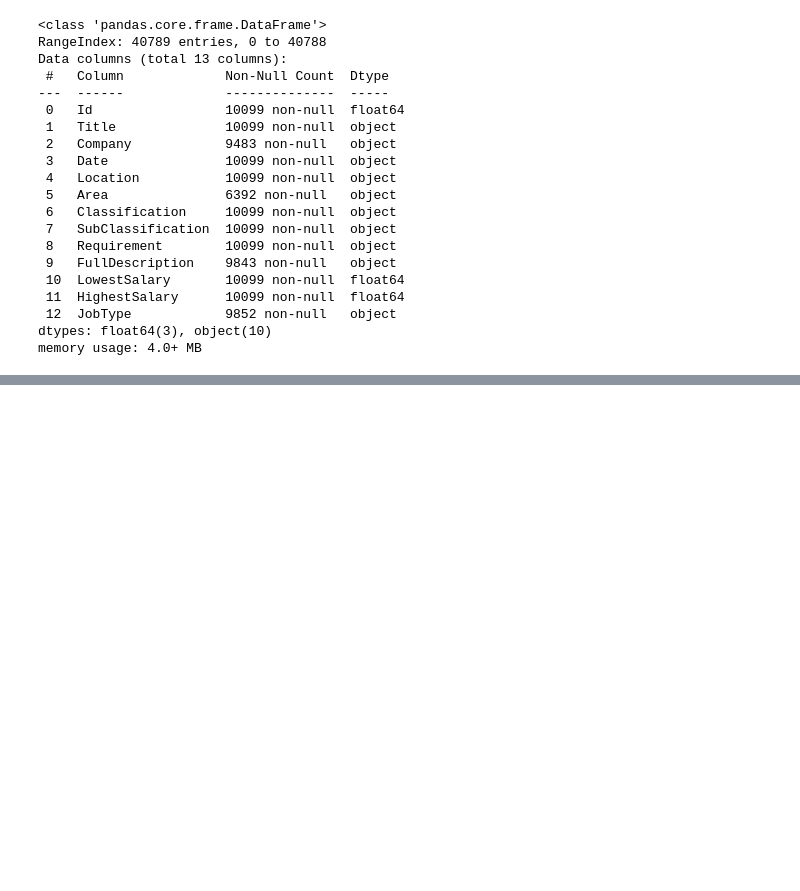
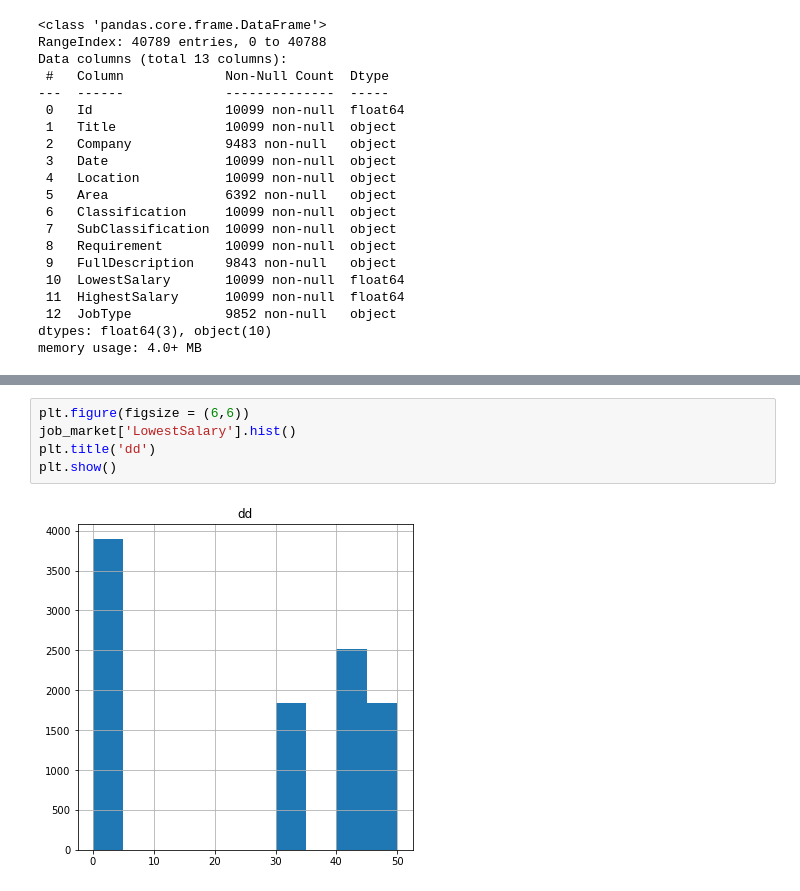
Before and after one commit to nspencerjackson/3803ICT, a Jupyter notebook: workshop_2/Workshop_2_Excersies.ipynb, the cells around one changed output, grey strips where cells are left out. Cells and saved outputs as stored; diff of their text form; blank space fills up the shorter version.

```diff
--- a/workshop_2/Workshop_2_Excersies.ipynb
+++ b/workshop_2/Workshop_2_Excersies.ipynb
@@ -37,0 +52,7 @@ memory usage: 4.0+ MB
+# %%
+plt.figure(figsize = (6,6))
+job_market['LowestSalary'].hist()
+plt.title('dd')
+plt.show()
+# %% [output]
+[figure, added]
```
Also changed, not shown: parts of 6 cells of this notebook.
